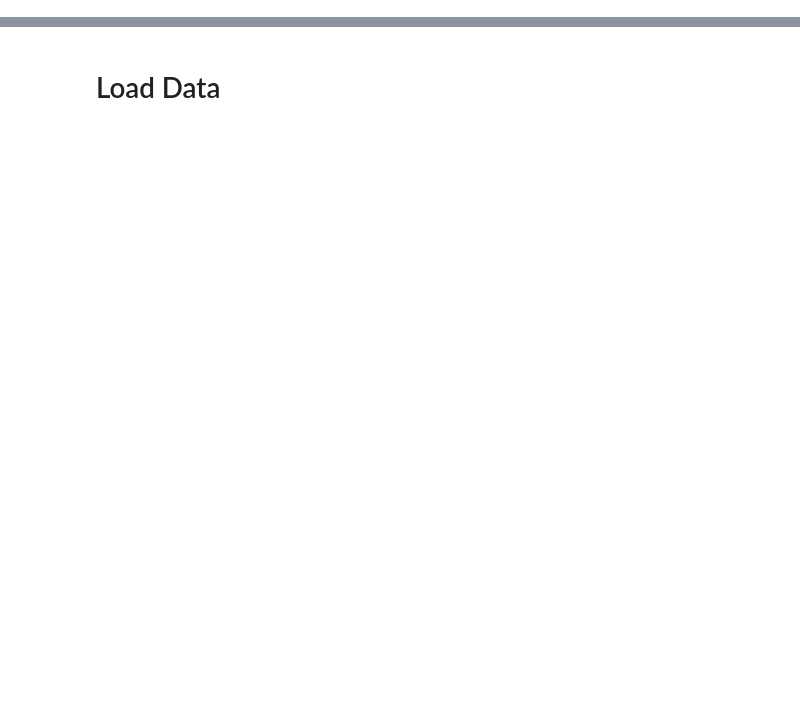
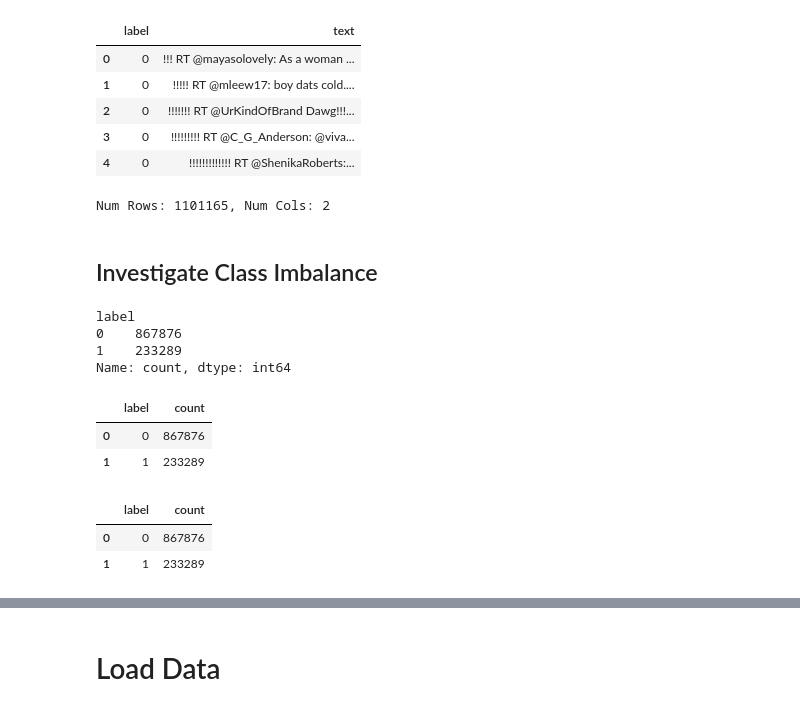
Before and after one commit to Ravi-Raghavan/CIS-5300-Final-Project, a Jupyter notebook: Milestone_2.ipynb, the cells around one changed output, grey strips where cells are left out. Drawn from its saved outputs; the diff is of its cells as text; code cells hidden in the pictures; blank space fills up the shorter version.

```diff
--- a/Milestone_2.ipynb
+++ b/Milestone_2.ipynb
@@ -0,0 +66,42 @@
+# %%
+## Drop Duplicate Text posts as a sanity check
+df = df.drop_duplicates(subset = ["text"], keep = "first").reset_index(drop = True)
+df.head()
+# %% [output]
+|  | label | text |
+| 0 | 0 | !!! RT @mayasolovely: As a woman ... |
+| 1 | 0 | !!!!! RT @mleew17: boy dats cold.... |
+| 2 | 0 | !!!!!!! RT @UrKindOfBrand Dawg!!!... |
+| 3 | 0 | !!!!!!!!! RT @C_G_Anderson: @viva... |
+| 4 | 0 | !!!!!!!!!!!!! RT @ShenikaRoberts:... |
+# %%
+print(f"Num Rows: {df.shape[0]}, Num Cols: {df.shape[1]}")
+# %% [output]
+Num Rows: 1101165, Num Cols: 2
+# %% [markdown]
+## Investigate Class Imbalance
+# %%
+# Print Series of label counts to investigate class imbalance
+label_counts = df['label'].value_counts()
+label_counts
+# %% [output]
+label
+0    867876
+1    233289
+Name: count, dtype: int64
+# %%
+# Convert Series --> DataFrame
+label_counts = label_counts.reset_index()
+label_counts
+# %% [output]
+|  | label | count |
+| 0 | 0 | 867876 |
+| 1 | 1 | 233289 |
+# %%
+# Change column names
+label_counts.columns = ['label', 'count']
+label_counts.head()
+# %% [output]
+|  | label | count |
+| 0 | 0 | 867876 |
+| 1 | 1 | 233289 |
```
Also changed, not shown: parts of 39 cells of this notebook, 9 other files.
